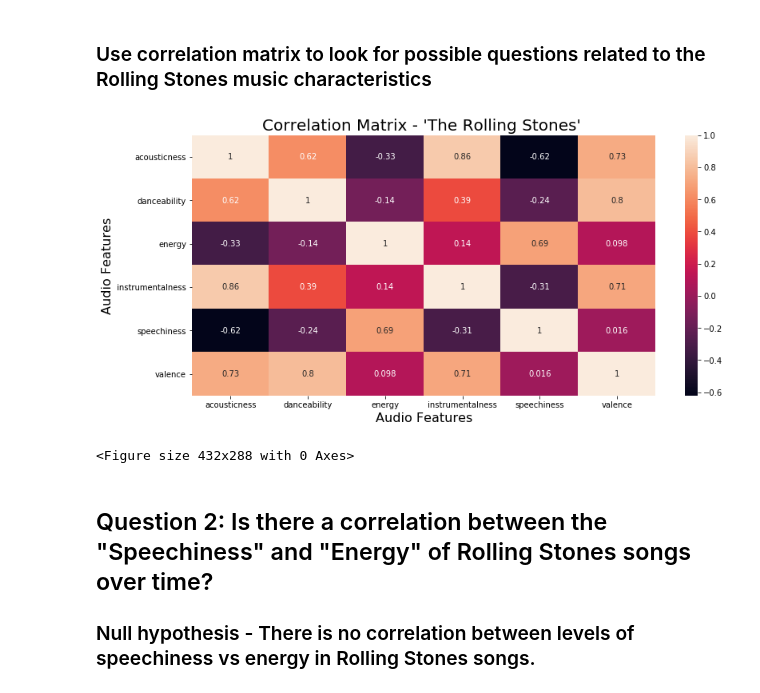
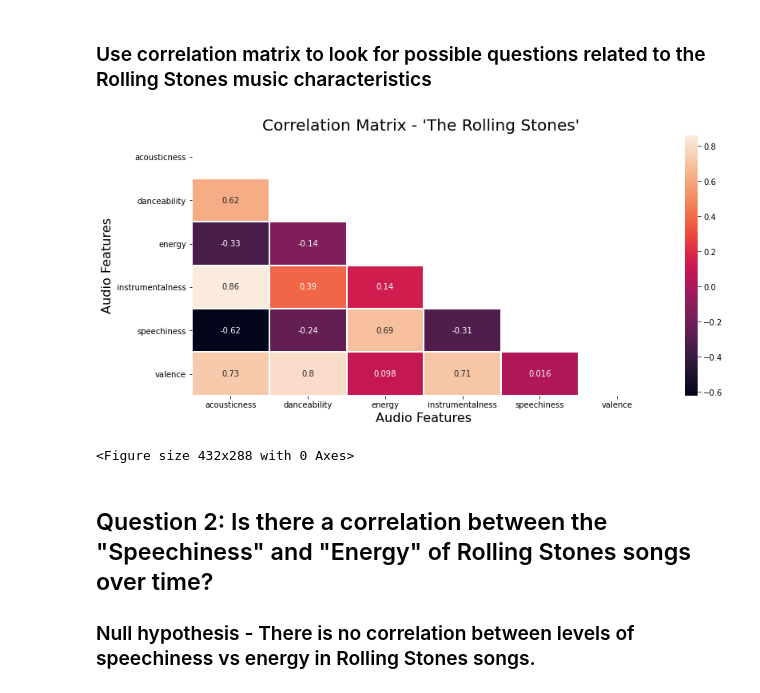
Before and after one commit to divya-gh/Spotify_Music_Analysis, a Jupyter notebook: spotify_analysis-hypothesis.ipynb, the cells around one changed output. Cells and saved outputs as stored; diff of their text form; code cells hidden in the pictures.

```diff
--- a/spotify_analysis-hypothesis.ipynb
+++ b/spotify_analysis-hypothesis.ipynb
@@ -245,17 +256,18 @@ plt.tight_layout()
 ### Use correlation matrix to look for possible questions related to the Rolling Stones music characteristics
 # %%
 # create  a correlation matrix
+matrix = np.triu(song_line.corr())
 cormatrix = stones_line.corr()
 plt.figure(figsize=(13,6))
-sn.heatmap(cormatrix, annot=True)
+sn.heatmap(cormatrix, annot=True, mask=matrix ,linewidths=1)
 plt.title("Correlation Matrix - 'The Rolling Stones' ",fontsize=20 , color = 'k')
 plt.xlabel('Audio Features',fontsize=16 )
 plt.ylabel('Audio Features',fontsize=16 )
 plt.savefig("Images/Corr_matrix_stones")
 plt.show()
 plt.tight_layout()
 # %% [output]
-[figure, old version]
+[figure, new version]
 <Figure size 432x288 with 0 Axes>
 # %% [markdown]
 ## Question 2: Is there a correlation between the "Speechiness" and "Energy" of Rolling Stones songs over time?
```
Also changed, not shown: parts of 11 cells of this notebook, 7 other files.
